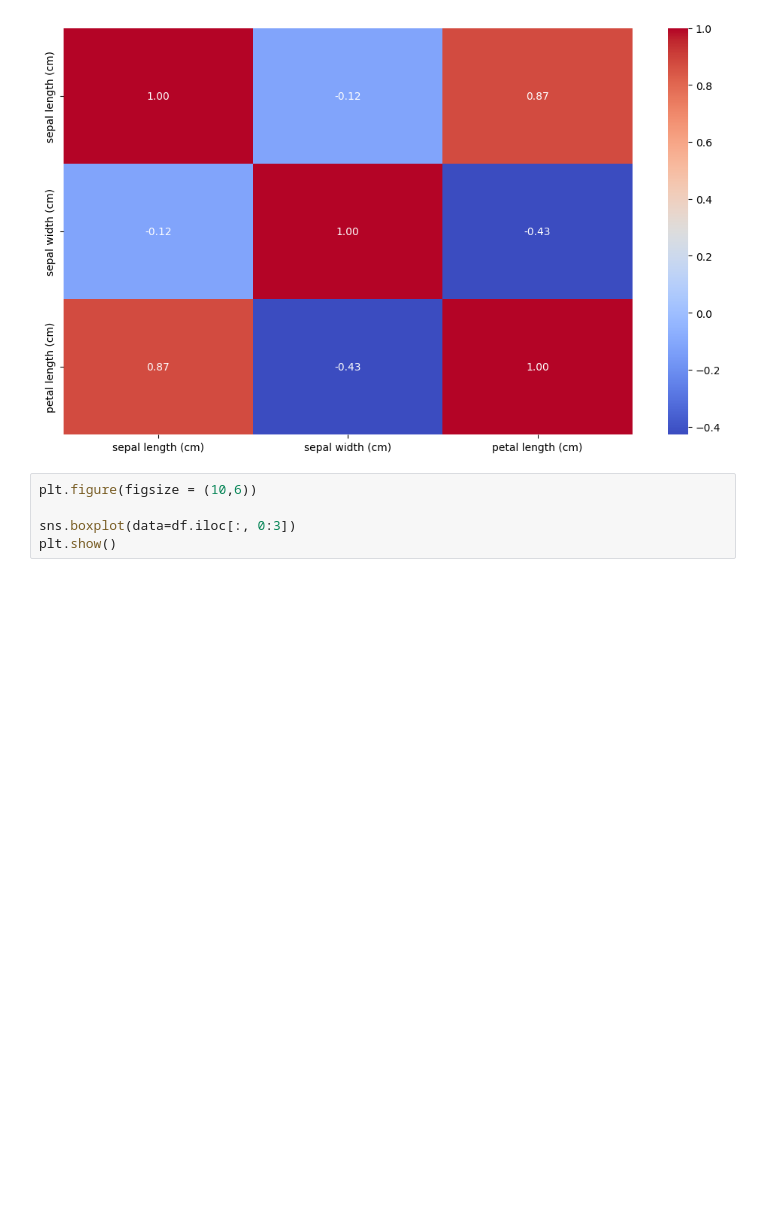
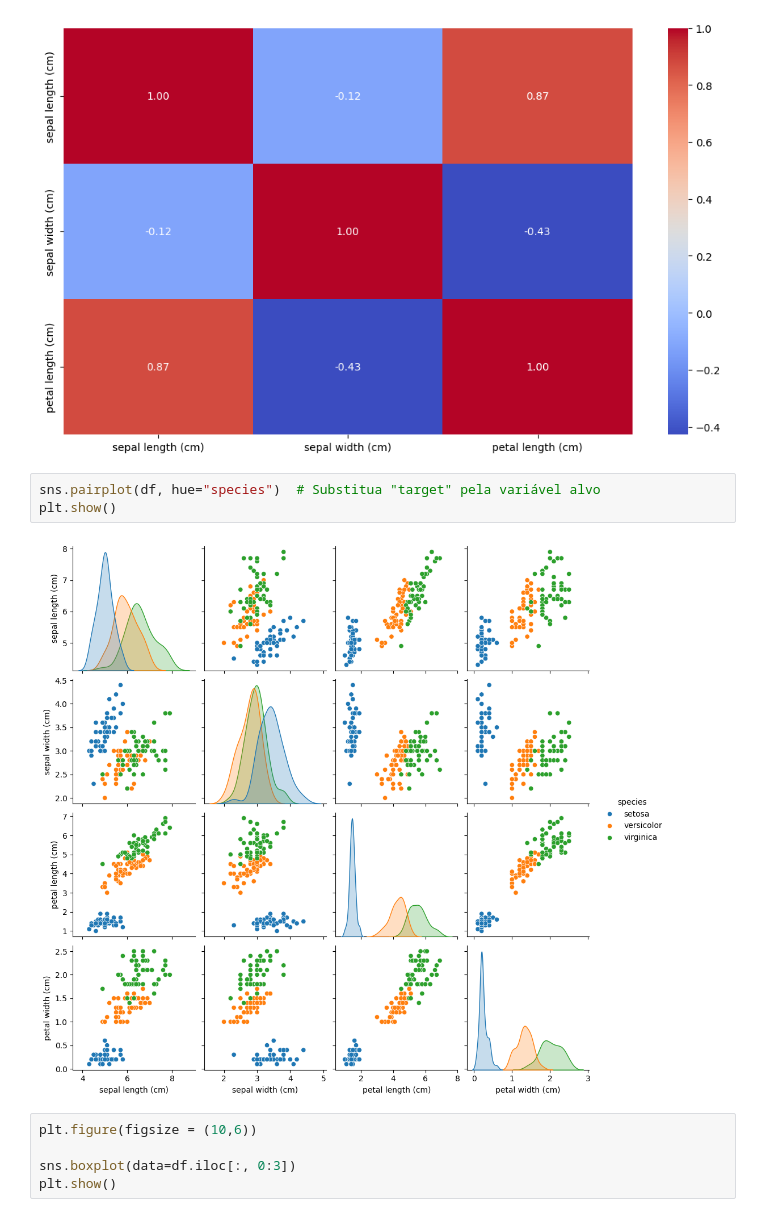
Before and after one commit to Bruno-Dezorzi/Iniciacao_Cientifica_ML_Classificao, a Jupyter notebook: notebook.ipynb, the cells around one changed output. Drawn from its saved outputs; the diff is of its cells as text; blank space fills up the shorter version.

```diff
--- a/notebook.ipynb
+++ b/notebook.ipynb
@@ -84,6 +84,11 @@ plt.tight_layout()
 plt.show()
 # %% [output]
 [figure]
+# %%
+sns.pairplot(df, hue="species")  # Substitua "target" pela variável alvo
+plt.show()
+# %% [output]
+[figure, added]
 # %%
 plt.figure(figsize = (10,6))
 
```
Also changed, not shown: parts of 17 cells of this notebook, 5 other files.
